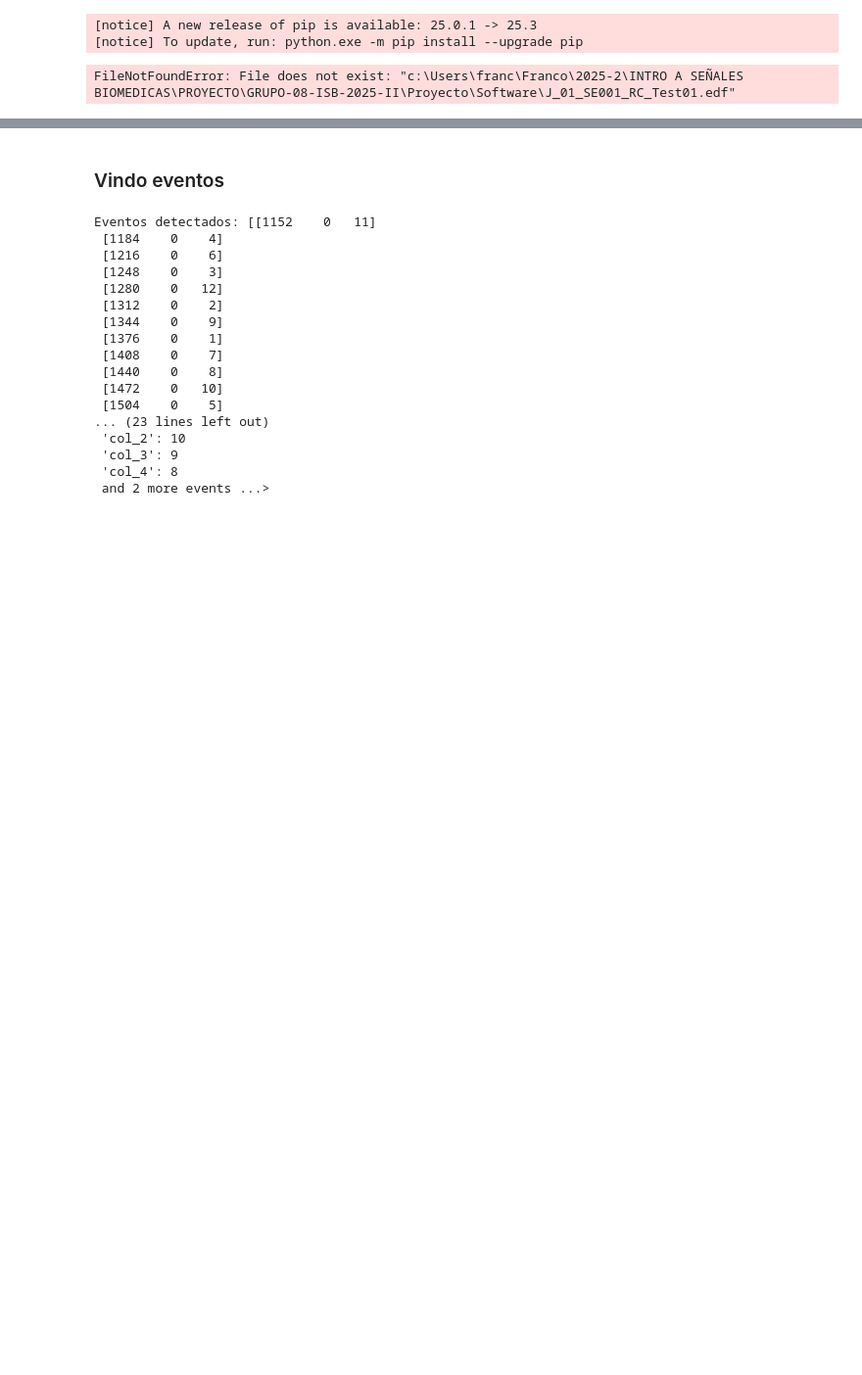
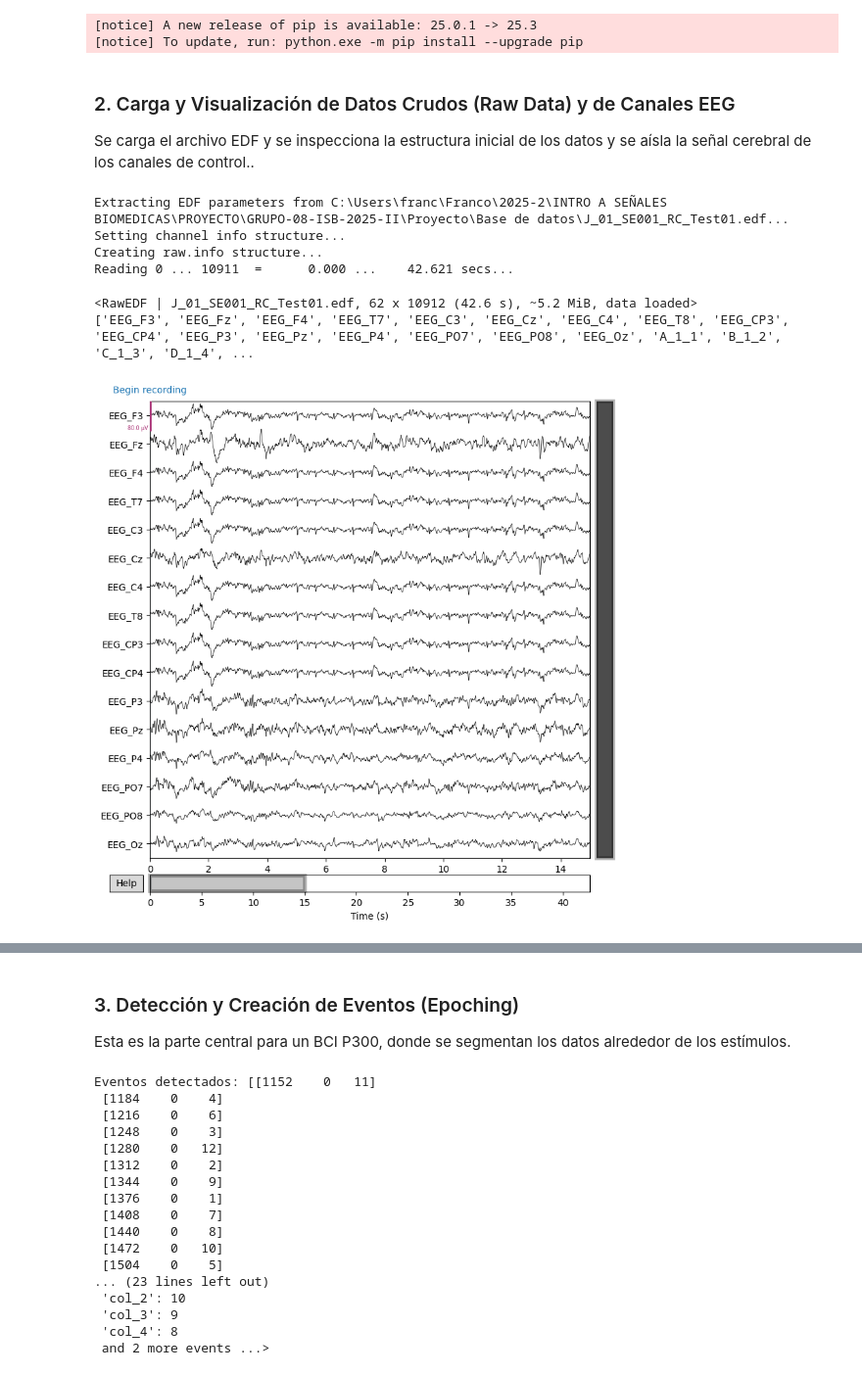
Before and after one commit to PamelaVilchez/GRUPO-08-ISB-2025-II, a Jupyter notebook: Proyecto/Software/analisis_v2.ipynb, the cells around one changed output, grey strips where cells are left out. Shown at 98% size. Saved outputs shown, nothing was run; the diff lists cells and outputs as text; code cells hidden in the pictures; blank space fills up the shorter version.

```diff
--- a/Proyecto/Software/analisis_v2.ipynb
+++ b/Proyecto/Software/analisis_v2.ipynb
@@ -29,24 +30,40 @@ Requirement already satisfied: certifi>=2017.4.17 in c:\users\franc\franco\2025-
 Note: you may need to restart the kernel to use updated packages.
 [notice] A new release of pip is available: 25.0.1 -> 25.3
 [notice] To update, run: python.exe -m pip install --upgrade pip
+# %% [markdown]
+### 2. Carga y Visualización de Datos Crudos (Raw Data) y de Canales EEG
+Se carga el archivo EDF y se inspecciona la estructura inicial de los datos y se aísla la señal cerebral de los canales de control..
 # %%
 import mne
+import os # Para obtener el archivo desde una ruta específica
 
-file = "J_01_SE001_RC_Test01.edf"   # <-- Colocar el nombre del archivo EDF aquí
+# definir la ruta base y el nombre del archivo
+base_path = r"C:\Users\franc\Franco\2025-2\INTRO A SEÑALES BIOMEDICAS\PROYECTO\GRUPO-08-ISB-2025-II\Proyecto\Base de datos"
+file_name = "J_01_SE001_RC_Test01.edf"
+
+# crear la ruta completa combinando base_path y file_name
+file = os.path.join(base_path, file_name)
+
 raw = mne.io.read_raw_edf(file, preload=True) #Los datos del archivo EDF se cargan en un objeto Raw de MNE y en memoria
 
 print(raw) # Información general sobre los datos cargados
 print(raw.info["ch_names"]) #Muesta la lista completa de nombres de canales
 
 # Seleccionar solo canales que empiezan con "EEG_"
 eeg_chs = [ch for ch in raw.ch_names if ch.startswith("EEG_")]
 
 raw_eeg = raw.copy().pick(eeg_chs)
 
 raw_eeg.plot(
     n_channels=len(raw_eeg.ch_names),
-    duration=10,
-    scalings=dict(eeg=20e-6)
+    duration=15,
+    scalings=dict(eeg=40e-6) # Ajusta la escala de visualización - 40 µV por división
 )
 # %% [output]
-FileNotFoundError: File does not exist: "c:\Users\franc\Franco\2025-2\INTRO A SEÑALES BIOMEDICAS\PROYECTO\GRUPO-08-ISB-2025-II\Proyecto\Software\J_01_SE001_RC_Test01.edf"
+Extracting EDF parameters from C:\Users\franc\Franco\2025-2\INTRO A SEÑALES BIOMEDICAS\PROYECTO\GRUPO-08-ISB-2025-II\Proyecto\Base de datos\J_01_SE001_RC_Test01.edf...
+Setting channel info structure...
+Creating raw.info structure...
+Reading 0 ... 10911  =      0.000 ...    42.621 secs...
+<RawEDF | J_01_SE001_RC_Test01.edf, 62 x 10912 (42.6 s), ~5.2 MiB, data loaded>
+['EEG_F3', 'EEG_Fz', 'EEG_F4', 'EEG_T7', 'EEG_C3', 'EEG_Cz', 'EEG_C4', 'EEG_T8', 'EEG_CP3', 'EEG_CP4', 'EEG_P3', 'EEG_Pz', 'EEG_P4', 'EEG_PO7', 'EEG_PO8', 'EEG_Oz', 'A_1_1', 'B_1_2', 'C_1_3', 'D_1_4', ...
+[figure, added]
@@ -53,5 +71,6 @@ FileNotFoundError: File does not exist: "c:\Users\franc\Franco\2025-2\INTRO A SE
 # %% [markdown]
-### Vindo eventos
+### 3. Detección y Creación de Eventos (Epoching)
+Esta es la parte central para un BCI P300, donde se segmentan los datos alrededor de los estímulos.
 # %%
 import numpy as np
 import mne
```
Also changed, not shown: parts of 17 cells of this notebook.
